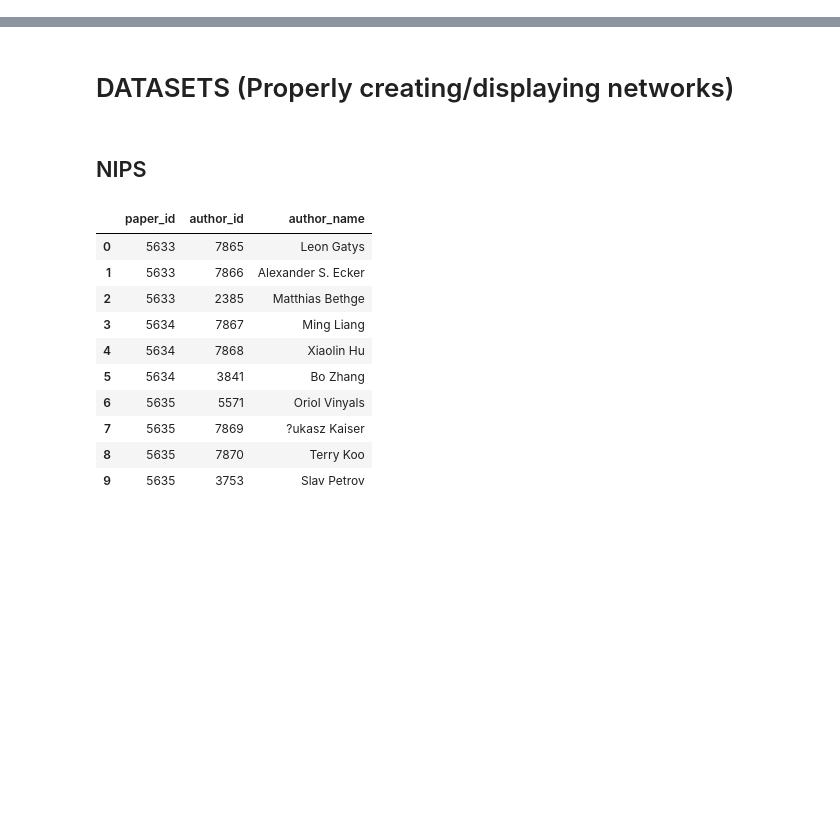
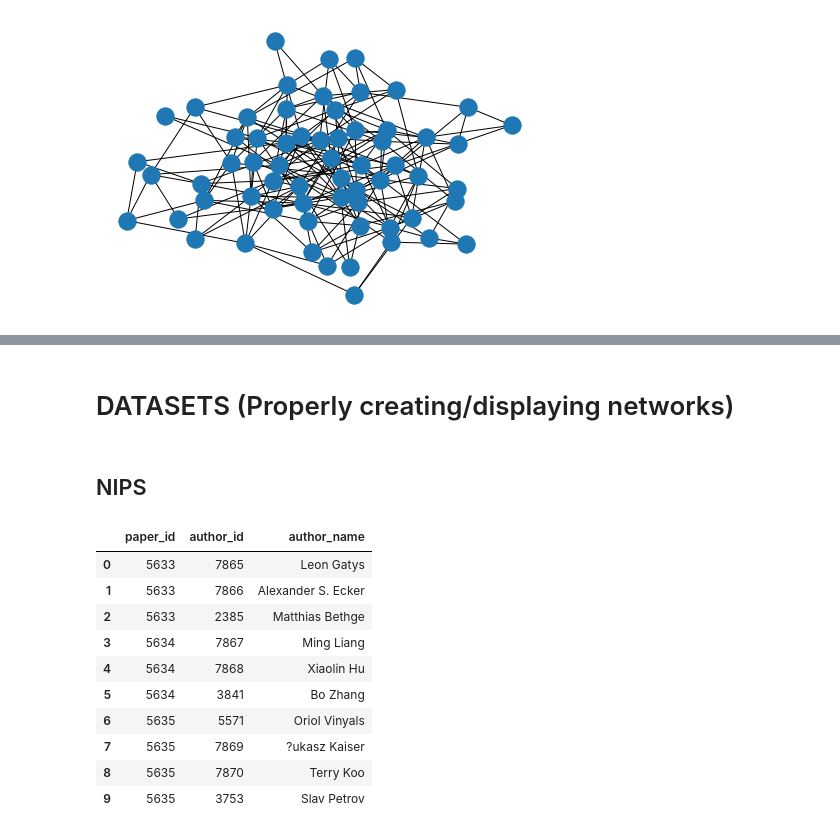
Before and after one commit to anmokhta/DSC180A-Project1, a Jupyter notebook: notebooks/w9.ipynb, the cells around one changed output, grey strips where cells are left out. Cells and saved outputs as stored; diff of their text form; code cells hidden in the pictures; blank space fills up the shorter version.

```diff
--- a/notebooks/w9.ipynb
+++ b/notebooks/w9.ipynb
@@ -10,0 +79,5 @@ import itertools
+# %%
+outer = nx.gnp_random_graph(63,.1, seed=3)
+nx.draw(outer)
+# %% [output]
+[figure, added]
```
Also changed, not shown: parts of 13 cells of this notebook.
